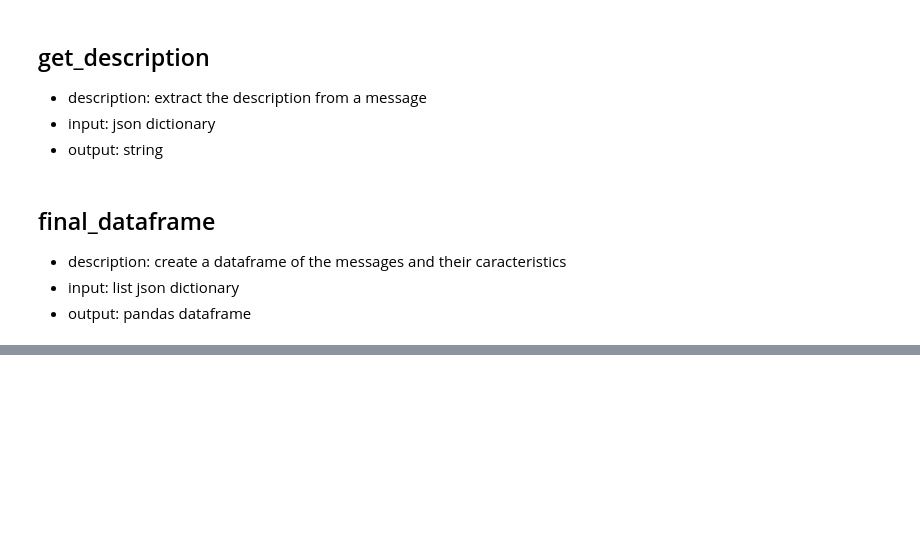
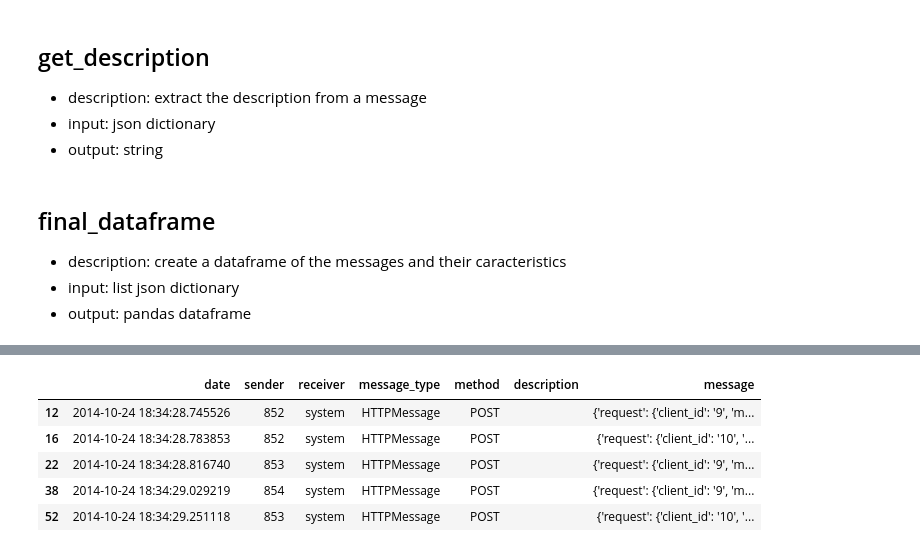
Before and after one commit to antofranrome/Agile-project-Log-analyser, a Jupyter notebook: Log_Parser/Data_Parser.ipynb, the cells around one changed output, grey strips where cells are left out. Saved outputs shown, nothing was run; the diff lists cells and outputs as text; code cells hidden in the pictures; blank space fills up the shorter version.

```diff
--- a/Log_Parser/Data_Parser.ipynb
+++ b/Log_Parser/Data_Parser.ipynb
@@ -344,0 +386,16 @@ final_df.head(60)
+# %%
+def dataframe_messages_by_message_type(message_type_list):
+    message_type_df = pd.DataFrame()
+    for message_type in message_type_list:
+        message_type_df  = pd.concat([message_type_df, final_df[final_df.message_type == message_type]])
+    return message_type_df
+
+message_type_df = dataframe_messages_by_message_type(['HTTPMessage'])
+message_type_df.head()
+# %% [output]
+|  | date | sender | receiver | message_type | method | description | message |
+| 12 | 2014-10-24 18:34:28.745526 | 852 | system | HTTPMessage | POST |  | {'request': {'client_id': '9', 'm... |
+| 16 | 2014-10-24 18:34:28.783853 | 852 | system | HTTPMessage | POST |  | {'request': {'client_id': '10', '... |
+| 22 | 2014-10-24 18:34:28.816740 | 853 | system | HTTPMessage | POST |  | {'request': {'client_id': '9', 'm... |
+| 38 | 2014-10-24 18:34:29.029219 | 854 | system | HTTPMessage | POST |  | {'request': {'client_id': '9', 'm... |
+| 52 | 2014-10-24 18:34:29.251118 | 853 | system | HTTPMessage | POST |  | {'request': {'client_id': '10', '... |
```
Also changed, not shown: parts of 15 cells of this notebook, 2 other files.
